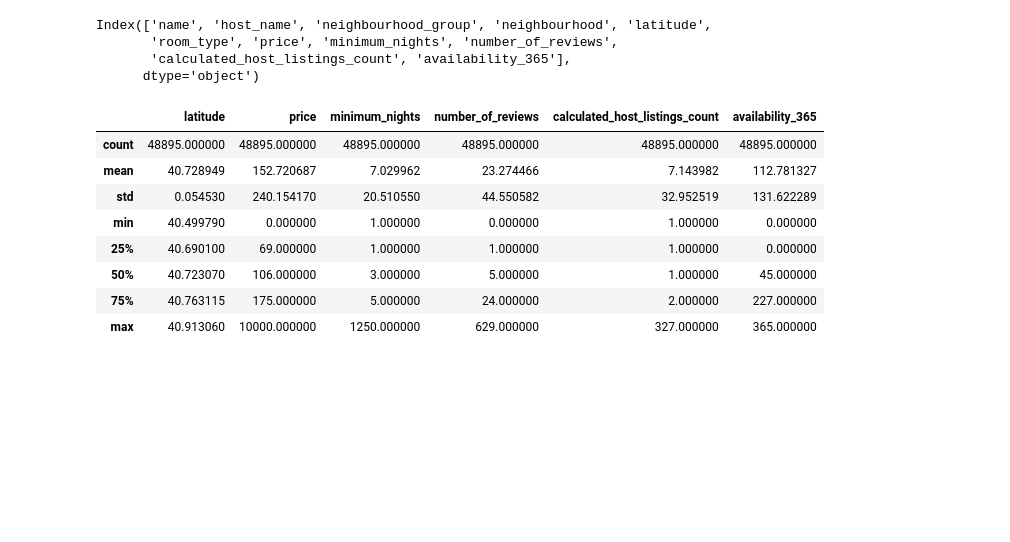
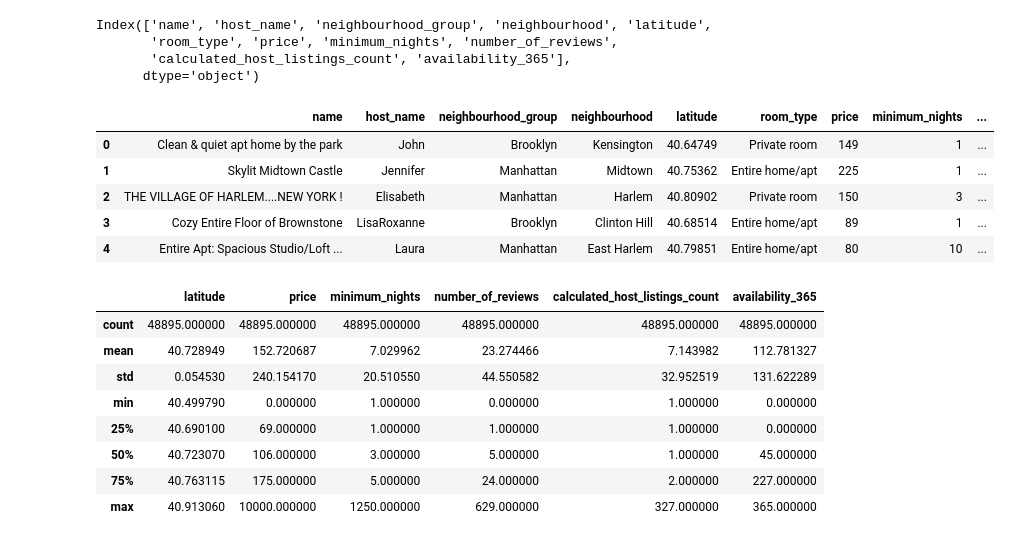
Before and after one commit to NiharikaManchala/Airbnb-capstone-project, a Jupyter notebook: individual_Airbnb_Capstone_Project_.ipynb, the cells around one changed output. Drawn from its saved outputs; the diff is of its cells as text; code cells hidden in the pictures; blank space fills up the shorter version.

```diff
--- a/individual_Airbnb_Capstone_Project_.ipynb
+++ b/individual_Airbnb_Capstone_Project_.ipynb
@@ -197,6 +197,15 @@ Index(['name', 'host_name', 'neighbourhood_group', 'neighbourhood', 'latitude',
        'room_type', 'price', 'minimum_nights', 'number_of_reviews',
        'calculated_host_listings_count', 'availability_365'],
       dtype='object')
+# %%
+df1.head()
+# %% [output]
+|  | name | host_name | neighbourhood_group | neighbourhood | latitude | room_type | price | minimum_nights | ... |
+| 0 | Clean & quiet apt home by the park | John | Brooklyn | Kensington | 40.64749 | Private room | 149 | 1 | ... |
+| 1 | Skylit Midtown Castle | Jennifer | Manhattan | Midtown | 40.75362 | Entire home/apt | 225 | 1 | ... |
+| 2 | THE VILLAGE OF HARLEM....NEW YORK ! | Elisabeth | Manhattan | Harlem | 40.80902 | Private room | 150 | 3 | ... |
+| 3 | Cozy Entire Floor of Brownstone | LisaRoxanne | Brooklyn | Clinton Hill | 40.68514 | Entire home/apt | 89 | 1 | ... |
+| 4 | Entire Apt: Spacious Studio/Loft ... | Laura | Manhattan | East Harlem | 40.79851 | Entire home/apt | 80 | 10 | ... |
 # %%
 #descriptive statistics for numerical values
 df1.describe()
```
Also changed, not shown: parts of 4 cells of this notebook.
